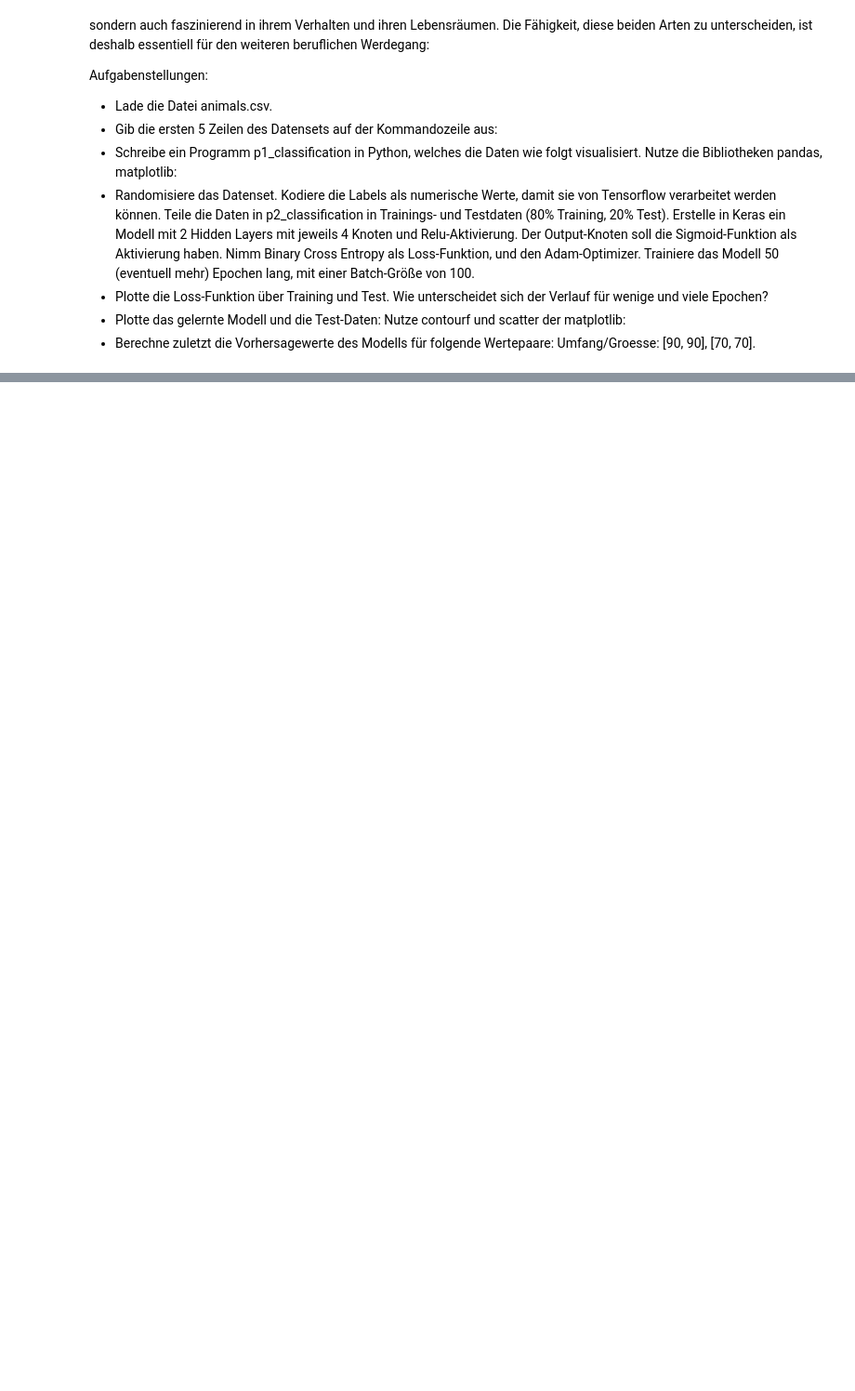
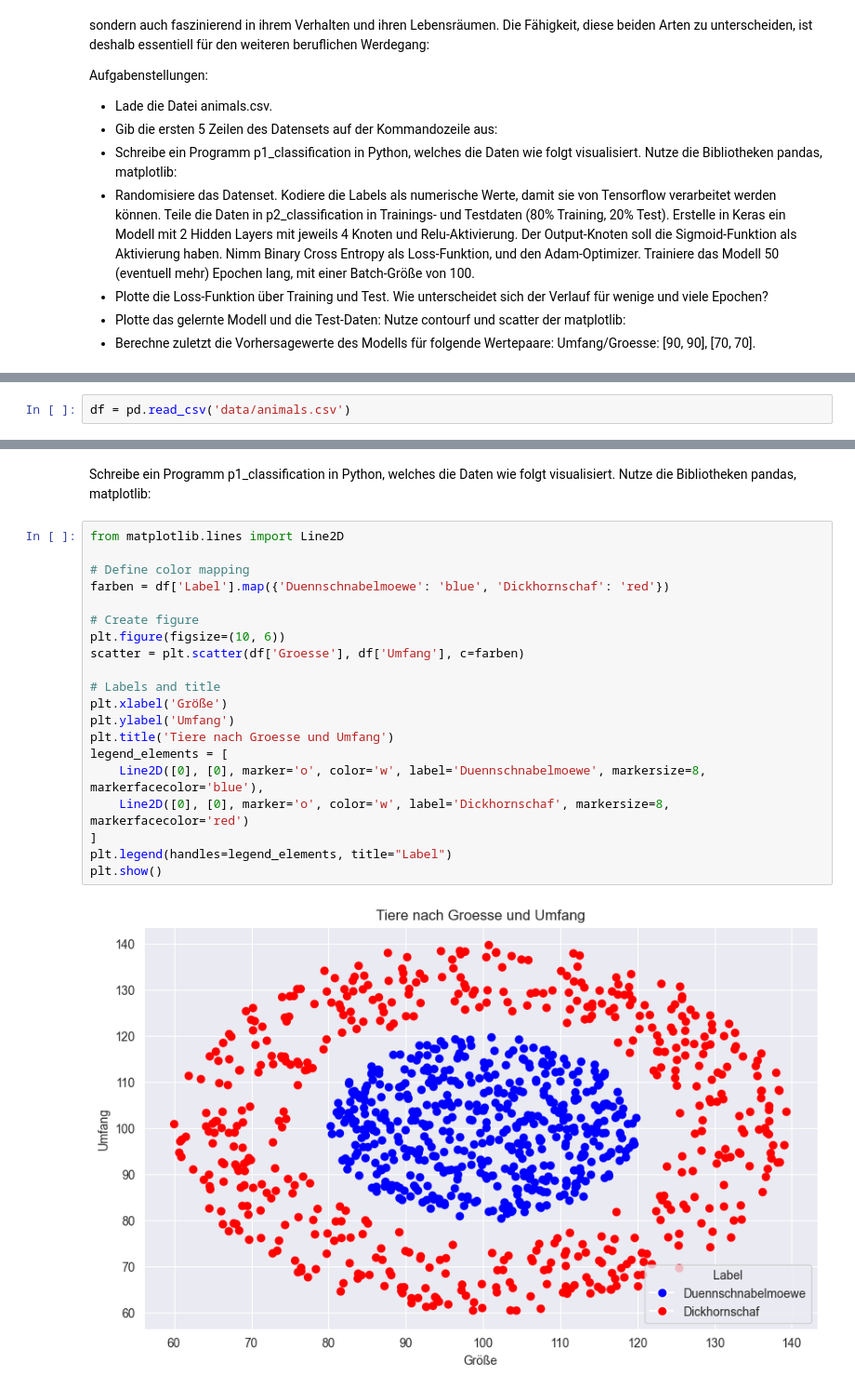
Before and after one commit to jannikseus/umwelttechnik, a Jupyter notebook: moewen_und_schafe.ipynb, the cells around one changed output, grey strips where cells are left out. Shown at 93% size. Drawn from its saved outputs; the diff is of its cells as text; blank space fills up the shorter version.

```diff
--- a/moewen_und_schafe.ipynb
+++ b/moewen_und_schafe.ipynb
@@ -13,0 +25,2 @@ Aufgabenstellungen:
+# %%
+df = pd.read_csv('data/animals.csv')
@@ -13,0 +38,24 @@ Aufgabenstellungen:
+# %% [markdown]
+Schreibe ein Programm p1_classification in Python, welches die Daten wie folgt visualisiert. Nutze die Bibliotheken pandas, matplotlib:
+# %%
+from matplotlib.lines import Line2D
+
+# Define color mapping
+farben = df['Label'].map({'Duennschnabelmoewe': 'blue', 'Dickhornschaf': 'red'})
+
+# Create figure
+plt.figure(figsize=(10, 6))
+scatter = plt.scatter(df['Groesse'], df['Umfang'], c=farben)
+
+# Labels and title
+plt.xlabel('Größe')
+plt.ylabel('Umfang')
+plt.title('Tiere nach Groesse und Umfang')
+legend_elements = [
+    Line2D([0], [0], marker='o', color='w', label='Duennschnabelmoewe', markersize=8, markerfacecolor='blue'),
+    Line2D([0], [0], marker='o', color='w', label='Dickhornschaf', markersize=8, markerfacecolor='red')
+]
+plt.legend(handles=legend_elements, title="Label")
+plt.show()
+# %% [output]
+[figure, added]
```
Also changed, not shown: parts of 7 cells of this notebook, 1 other file.
